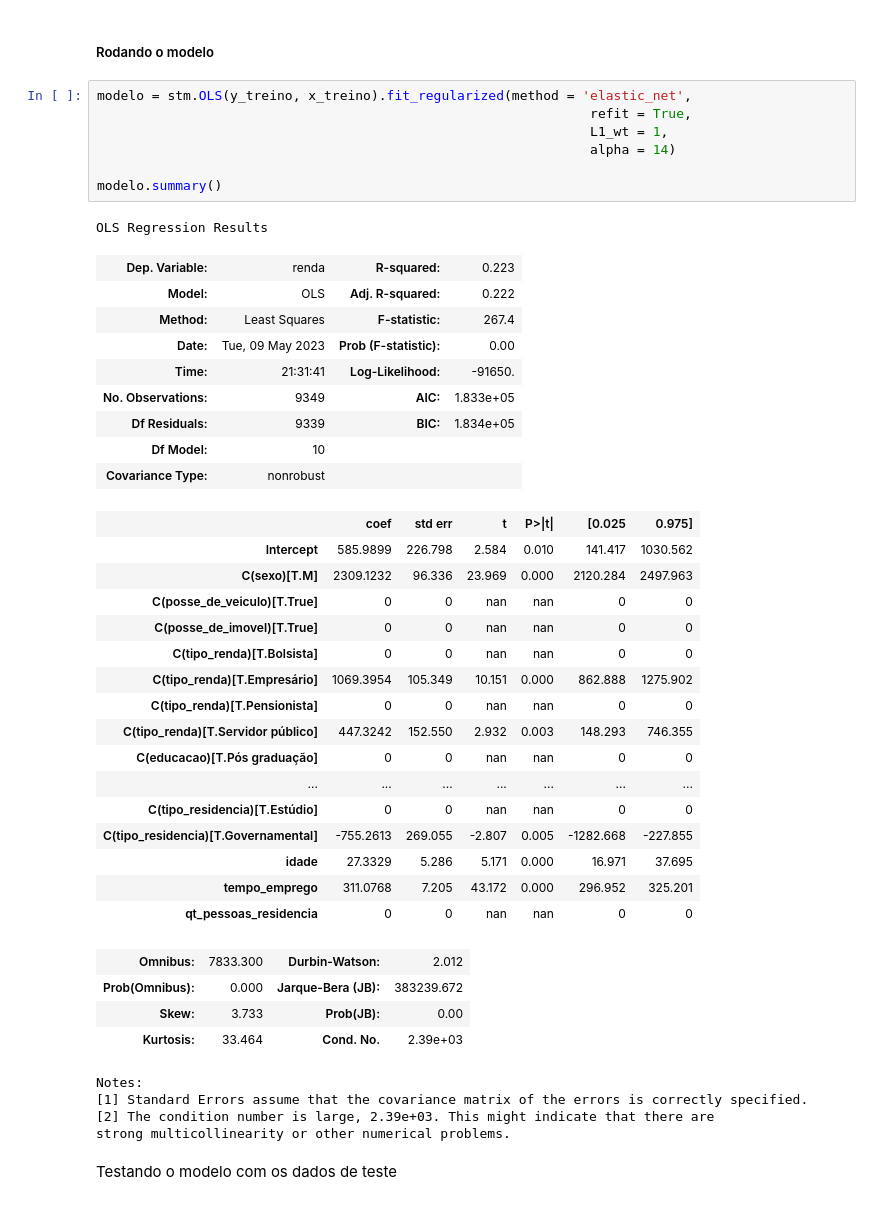
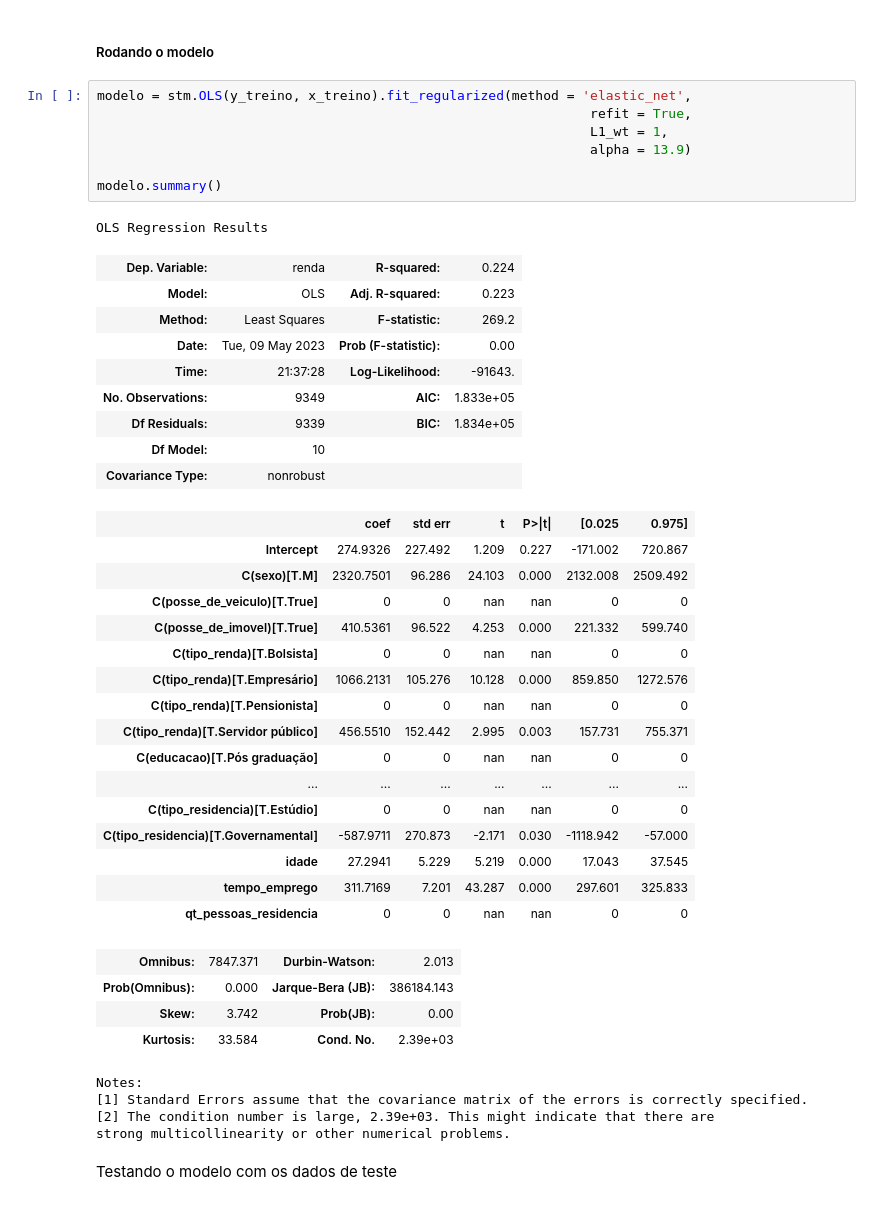
Before and after one commit to daviNGL/EBAC-projeto-previsao-de-renda, a Jupyter notebook: projeto.ipynb, the cells around one changed output. Saved outputs shown, nothing was run; the diff lists cells and outputs as text.

```diff
--- a/projeto.ipynb
+++ b/projeto.ipynb
@@ -394,41 +394,41 @@ x_treino, x_teste, y_treino, y_teste = train_test_split(x_matriz, y_matriz, trai
 # %%
 modelo = stm.OLS(y_treino, x_treino).fit_regularized(method = 'elastic_net',
                                                                refit = True,
                                                                L1_wt = 1,
-                                                               alpha = 14)
+                                                               alpha = 13.9)
 
 modelo.summary()
 # %% [output]
 OLS Regression Results
-| Dep. Variable: | renda | R-squared: | 0.223 |
-| Model: | OLS | Adj. R-squared: | 0.222 |
-| Method: | Least Squares | F-statistic: | 267.4 |
+| Dep. Variable: | renda | R-squared: | 0.224 |
+| Model: | OLS | Adj. R-squared: | 0.223 |
+| Method: | Least Squares | F-statistic: | 269.2 |
 | Date: | Tue, 09 May 2023 | Prob (F-statistic): | 0.00 |
-| Time: | 21:31:41 | Log-Likelihood: | -91650. |
+| Time: | 21:37:28 | Log-Likelihood: | -91643. |
 | No. Observations: | 9349 | AIC: | 1.833e+05 |
 | Df Residuals: | 9339 | BIC: | 1.834e+05 |
 | Df Model: | 10 |  |  |
 | Covariance Type: | nonrobust |  |  |
 |  | coef | std err | t | P>|t| | [0.025 | 0.975] |
-| Intercept | 585.9899 | 226.798 | 2.584 | 0.010 | 141.417 | 1030.562 |
-| C(sexo)[T.M] | 2309.1232 | 96.336 | 23.969 | 0.000 | 2120.284 | 2497.963 |
+| Intercept | 274.9326 | 227.492 | 1.209 | 0.227 | -171.002 | 720.867 |
+| C(sexo)[T.M] | 2320.7501 | 96.286 | 24.103 | 0.000 | 2132.008 | 2509.492 |
 | C(posse_de_veiculo)[T.True] | 0 | 0 | nan | nan | 0 | 0 |
-| C(posse_de_imovel)[T.True] | 0 | 0 | nan | nan | 0 | 0 |
+| C(posse_de_imovel)[T.True] | 410.5361 | 96.522 | 4.253 | 0.000 | 221.332 | 599.740 |
 | C(tipo_renda)[T.Bolsista] | 0 | 0 | nan | nan | 0 | 0 |
-| C(tipo_renda)[T.Empresário] | 1069.3954 | 105.349 | 10.151 | 0.000 | 862.888 | 1275.902 |
+| C(tipo_renda)[T.Empresário] | 1066.2131 | 105.276 | 10.128 | 0.000 | 859.850 | 1272.576 |
 | C(tipo_renda)[T.Pensionista] | 0 | 0 | nan | nan | 0 | 0 |
-| C(tipo_renda)[T.Servidor público] | 447.3242 | 152.550 | 2.932 | 0.003 | 148.293 | 746.355 |
+| C(tipo_renda)[T.Servidor público] | 456.5510 | 152.442 | 2.995 | 0.003 | 157.731 | 755.371 |
 | C(educacao)[T.Pós graduação] | 0 | 0 | nan | nan | 0 | 0 |
 | ... | ... | ... | ... | ... | ... | ... |
 | C(tipo_residencia)[T.Estúdio] | 0 | 0 | nan | nan | 0 | 0 |
-| C(tipo_residencia)[T.Governamental] | -755.2613 | 269.055 | -2.807 | 0.005 | -1282.668 | -227.855 |
-| idade | 27.3329 | 5.286 | 5.171 | 0.000 | 16.971 | 37.695 |
-| tempo_emprego | 311.0768 | 7.205 | 43.172 | 0.000 | 296.952 | 325.201 |
+| C(tipo_residencia)[T.Governamental] | -587.9711 | 270.873 | -2.171 | 0.030 | -1118.942 | -57.000 |
+| idade | 27.2941 | 5.229 | 5.219 | 0.000 | 17.043 | 37.545 |
+| tempo_emprego | 311.7169 | 7.201 | 43.287 | 0.000 | 297.601 | 325.833 |
 | qt_pessoas_residencia | 0 | 0 | nan | nan | 0 | 0 |
-| Omnibus: | 7833.300 | Durbin-Watson: | 2.012 |
-| Prob(Omnibus): | 0.000 | Jarque-Bera (JB): | 383239.672 |
-| Skew: | 3.733 | Prob(JB): | 0.00 |
-| Kurtosis: | 33.464 | Cond. No. | 2.39e+03 |
+| Omnibus: | 7847.371 | Durbin-Watson: | 2.013 |
+| Prob(Omnibus): | 0.000 | Jarque-Bera (JB): | 386184.143 |
+| Skew: | 3.742 | Prob(JB): | 0.00 |
+| Kurtosis: | 33.584 | Cond. No. | 2.39e+03 |
 Notes:
 [1] Standard Errors assume that the covariance matrix of the errors is correctly specified.
 [2] The condition number is large, 2.39e+03. This might indicate that there are
```
Also changed, not shown: parts of 3 cells of this notebook.
